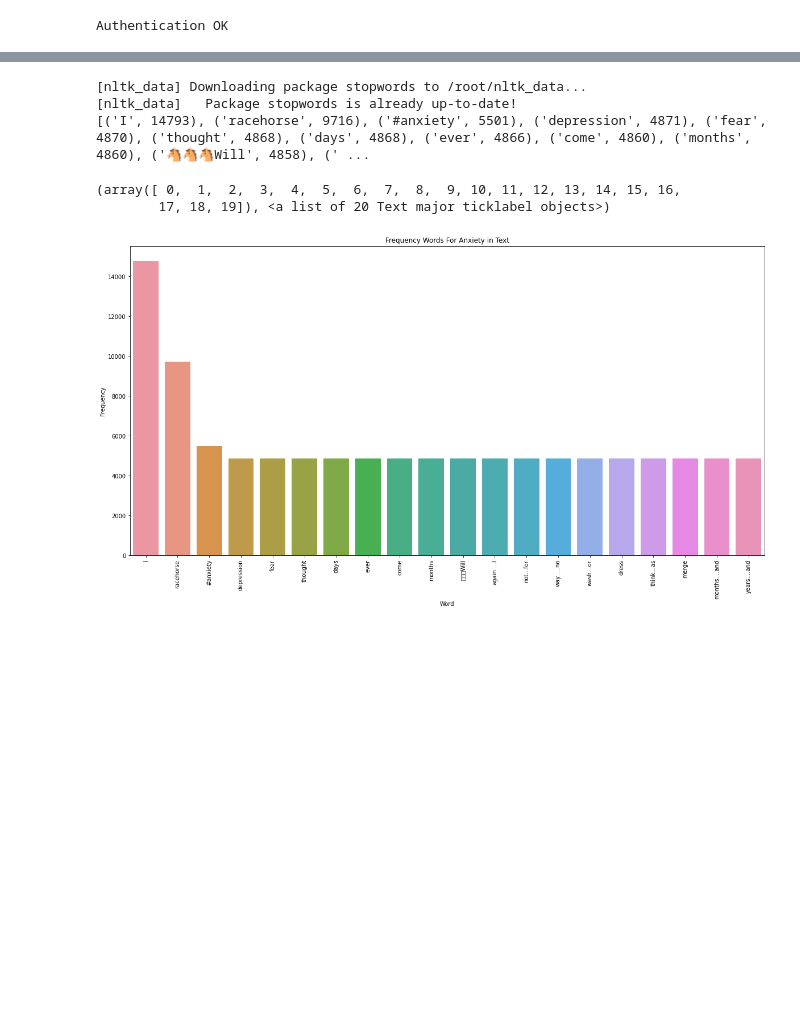
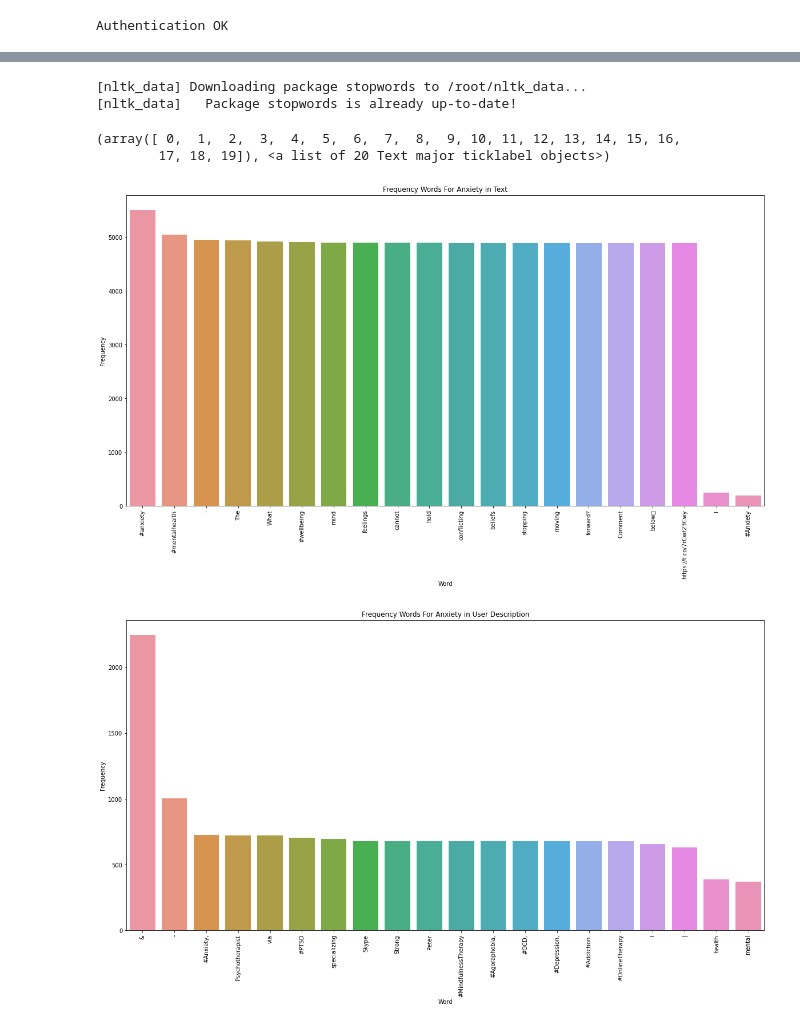
Before and after one commit to claredavies/DataScienceCoursework, a Jupyter notebook: DataScience3Twitter.ipynb, the cells around one changed output, grey strips where cells are left out. Saved outputs shown, nothing was run; the diff lists cells and outputs as text; code cells hidden in the pictures; blank space fills up the shorter version.

Commit message:
Able to have frequency words plots for text, user description and hashtags

```diff
--- a/DataScience3Twitter.ipynb
+++ b/DataScience3Twitter.ipynb
@@ -57,11 +53,7 @@ Total Tweets fetched: 5757
 # %%
-from datetime import date
-import calendar
 # intialize the dataframe
 tweets_df = pd.DataFrame()
 
-my_date = date.today()
-calendar.day_name[tweet.created_at.weekday()]
 # populate the dataframe
 for tweet in tweets_copy:
     hashtags = []
@@ -72,16 +64,16 @@ for tweet in tweets_copy:
         text = api.get_status(id=tweet.id, tweet_mode='extended').full_text
     except:
         pass
-    tweets_df = tweets_df.append(pd.DataFrame({'user_name': tweet.user.name,
+    tweets_df = tweets_df.append(pd.DataFrame({
                                                'user_location': tweet.user.location,
                                                'user_description': tweet.user.description,
                                                'day': calendar.day_name[tweet.created_at.weekday()],
                                                'hour': tweet.created_at.hour,
                                                'text': text,
-                                               'hashtags': [hashtags if hashtags else None],
-                                               'source': tweet.source}))
+                                               'hashtags': [' '.join(hashtags) if hashtags else None]
+                                               }))
     tweets_df = tweets_df.reset_index(drop=True)
 
 # show the dataframe
-tweets_df.head(50)
+tweets_df.head(3)
 # %% [output]
@@ -125,32 +104,45 @@ plt.clf()
 <Figure size 432x288 with 0 Axes>
 # %%
-# plot common in user descriptions
-# plot common in hashtags
-# plot common in text
 from collections import Counter
 import seaborn as sns
 import nltk
 nltk.download('stopwords')
 from nltk.corpus import stopwords
 
 stop_words = stopwords.words('english')
 tweets_df['text'] = tweets_df['text'].apply(lambda x: ' '.join([word for word in x.split() if word not in (stop_words)]))
 most_common_words_text = Counter(" ".join(tweets_df['text']).split()).most_common(20)
-
-print(most_common_words)
-
-# Put topic info into Panda
 df_words_text = pd.DataFrame.from_records(most_common_words_text, columns=['Word','Frequency'])
 
-sns.barplot(x='Word',y='Frequency',data=df_words_text).set_title("Frequency Words For Anxiety in Text")
-fig = plt.gcf()
-fig.set_size_inches(20, 10)
+fig, ax = plt.subplots()
+sns.barplot(x='Word',y='Frequency',data=df_words_text,ax=ax).set_title("Frequency Words For Anxiety in Text")
+fig_text = plt.gcf()
+fig_text.set_size_inches(20, 10)
 plt.xticks(rotation=90)
-# plt.show()
+
+tweets_df['user_description'] = tweets_df['user_description'].apply(lambda x: ' '.join([word for word in x.split() if word not in (stop_words)]))
+most_common_words_user_description = Counter(" ".join(tweets_df['user_description']).split()).most_common(20)
+df_words_user_description = pd.DataFrame.from_records(most_common_words_user_description, columns=['Word','Frequency'])
+
+fig, ax2 = plt.subplots()
+sns.barplot(x='Word',y='Frequency',data=df_words_user_description,ax=ax2).set_title("Frequency Words For Anxiety in User Description")
+fig_user_description = plt.gcf()
+fig_user_description.set_size_inches(20, 10)
+plt.xticks(rotation=90)
+
+tweets_df['hashtags'] = tweets_df['hashtags'].apply(lambda x: ' '.join([word for word in x.split() if word not in (stop_words)]))
+most_common_words_hashtags = Counter(" ".join(tweets_df['hashtags']).split()).most_common(20)
+df_words_hashtags = pd.DataFrame.from_records(most_common_words_hashtags, columns=['Word','Frequency'])
+
+fig, ax2 = plt.subplots()
+sns.barplot(x='Word',y='Frequency',data=df_words_hashtags,ax=ax2).set_title("Frequency Words For Anxiety in Hashtags")
+fig_user_description = plt.gcf()
+fig_user_description.set_size_inches(20, 10)
+plt.xticks(rotation=90)
 # %% [output]
 [nltk_data] Downloading package stopwords to /root/nltk_data...
 [nltk_data]   Package stopwords is already up-to-date!
-[('I', 14793), ('racehorse', 9716), ('#anxiety', 5501), ('depression', 4871), ('fear', 4870), ('thought', 4868), ('days', 4868), ('ever', 4866), ('come', 4860), ('months', 4860), ('🐴🐴🐴Will', 4858), (' ...
 (array([ 0,  1,  2,  3,  4,  5,  6,  7,  8,  9, 10, 11, 12, 13, 14, 15, 16,
         17, 18, 19]), <a list of 20 Text major ticklabel objects>)
-[figure, old version]
+[figure, new version]
+[figure, added]
```
Also changed, not shown: parts of 5 cells of this notebook.
